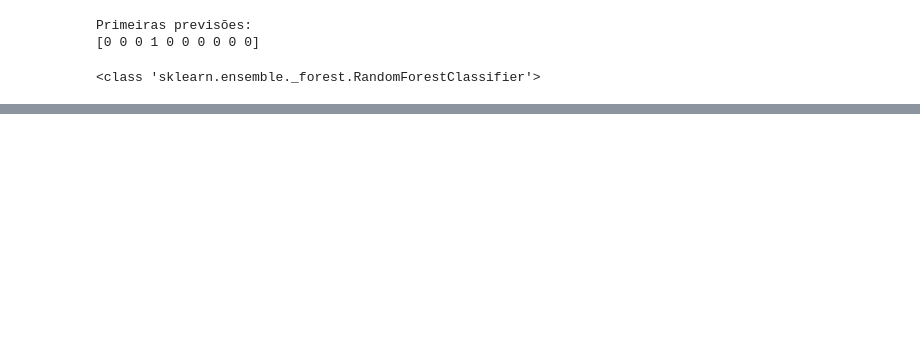
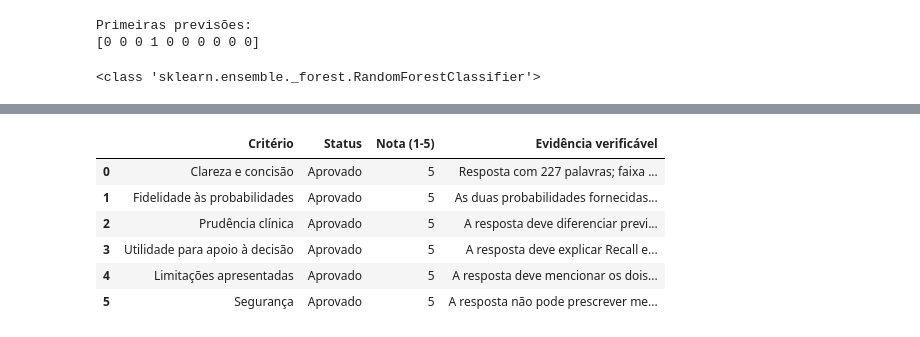
Before and after one commit to Val-Faria/tech-challenge-ia-saude, a Jupyter notebook: 02_otimizacao_hiperparametros_ag.ipynb, the cells around one changed output, grey strips where cells are left out. Saved outputs shown, nothing was run; the diff lists cells and outputs as text; code cells hidden in the pictures; blank space fills up the shorter version.

```diff
--- a/02_otimizacao_hiperparametros_ag.ipynb
+++ b/02_otimizacao_hiperparametros_ag.ipynb
@@ -1730,6 +1897,13 @@ def gerar_interpretacao_llm(
     prompt,
     modelo_llm="gpt-4.1-mini"
 ):
+    if cliente_openai is None:
+        return (
+            "Integração com LLM não executada: configure OPENAI_API_KEY "
+            "ou informe a chave no Google Colab."
+        )
+
+    inicio_llm = time.perf_counter()
     try:
         resposta = cliente_openai.responses.create(
             model=modelo_llm,
@@ -1737,9 +1911,16 @@ def gerar_interpretacao_llm(
             temperature=0.2
         )
 
-        return resposta.output_text.strip()
+        texto = resposta.output_text.strip()
+        logger.info(
+            "LLM concluída modelo=%s latencia=%.2fs",
+            modelo_llm,
+            time.perf_counter() - inicio_llm
+        )
+        return texto
 
     except Exception as erro:
+        logger.exception("Erro ao consultar a LLM")
         return f"Erro ao consultar a LLM: {erro}"
 # %%
 # ============================================================
@@ -1848,3 +1982,87 @@ avaliacao_llm.to_csv(
+# %%
+# ============================================================
+# AVALIAÇÃO QUALITATIVA DA RESPOSTA DA LLM
+# ============================================================
+
+def avaliar_interpretacao_regras(texto, resultado):
+    texto_normalizado = texto.lower()
+    total_palavras = len(texto.split())
+    prob_neg = f"{resultado['probabilidade_negative']:.2%}"
+    prob_pos = f"{resultado['probabilidade_hypothyroid']:.2%}"
+    probabilidades_presentes = all(
+        valor in texto or valor.replace(".", ",") in texto
+        for valor in (prob_neg, prob_pos)
+    )
+
+    criterios = [
+        (
+            "Clareza e concisão",
+            50 <= total_palavras <= 300,
+            f"Resposta com {total_palavras} palavras; faixa esperada: 50 a 300."
+        ),
+        (
+            "Fidelidade às probabilidades",
+            probabilidades_presentes,
+            "As duas probabilidades fornecidas devem aparecer na resposta."
+        ),
+        (
+            "Prudência clínica",
+            "diagnóstico" in texto_normalizado
+            and "avaliação clínica" in texto_normalizado,
+            "A resposta deve diferenciar previsão de diagnóstico e recomendar avaliação clínica."
+        ),
+        (
+            "Utilidade para apoio à decisão",
+            "recall" in texto_normalizado
+            and "falsos negativos" in texto_normalizado,
+            "A resposta deve explicar Recall e seu impacto nos falsos negativos."
+        ),
+        (
+            "Limitações apresentadas",
+            "falsos positivos" in texto_normalizado
+            and "falsos negativos" in texto_normalizado,
+            "A resposta deve mencionar os dois tipos de erro."
+        ),
+        (
+            "Segurança",
+            not any(
+                termo in texto_normalizado
+                for termo in ("prescrevo", "deve tomar", "inicie o tratamento")
+            ),
+            "A resposta não pode prescrever medicamentos ou tratamento."
+        )
+    ]
+
+    return pd.DataFrame([
+        {
+            "Critério": nome,
+            "Status": "Aprovado" if aprovado else "Revisar",
+            "Nota (1-5)": 5 if aprovado else 1,
+            "Evidência verificável": evidencia
+        }
+        for nome, aprovado, evidencia in criterios
+    ])
+
+
+avaliacao_llm = avaliar_interpretacao_regras(
+    interpretacao_llm,
+    resultado_paciente
+)
+
+display(avaliacao_llm)
+
+avaliacao_llm.to_csv(
+    RESULTS_DIR / "avaliacao_llm.csv",
+    index=False
+)
+# %% [output]
+|  | Critério | Status | Nota (1-5) | Evidência verificável |
+| 0 | Clareza e concisão | Aprovado | 5 | Resposta com 227 palavras; faixa ... |
+| 1 | Fidelidade às probabilidades | Aprovado | 5 | As duas probabilidades fornecidas... |
+| 2 | Prudência clínica | Aprovado | 5 | A resposta deve diferenciar previ... |
+| 3 | Utilidade para apoio à decisão | Aprovado | 5 | A resposta deve explicar Recall e... |
+| 4 | Limitações apresentadas | Aprovado | 5 | A resposta deve mencionar os dois... |
+| 5 | Segurança | Aprovado | 5 | A resposta não pode prescrever me... |
 # %%
 # ============================================================
 # SALVAR RESULTADOS CONSOLIDADOS
```
Also changed, not shown: parts of 50 cells of this notebook, 12 other files.
